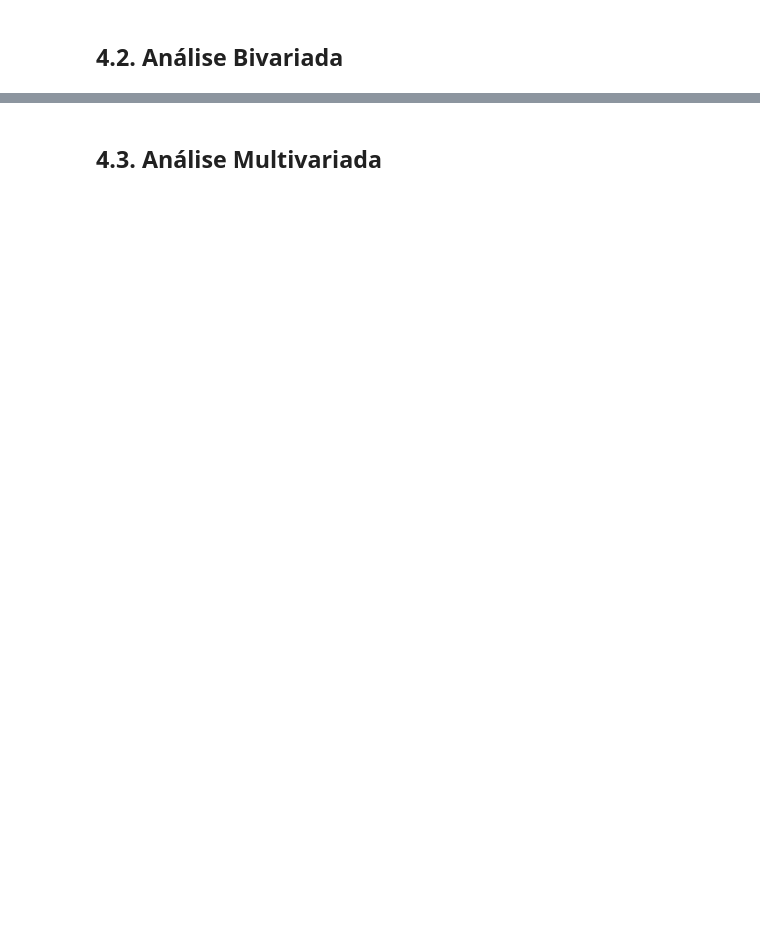
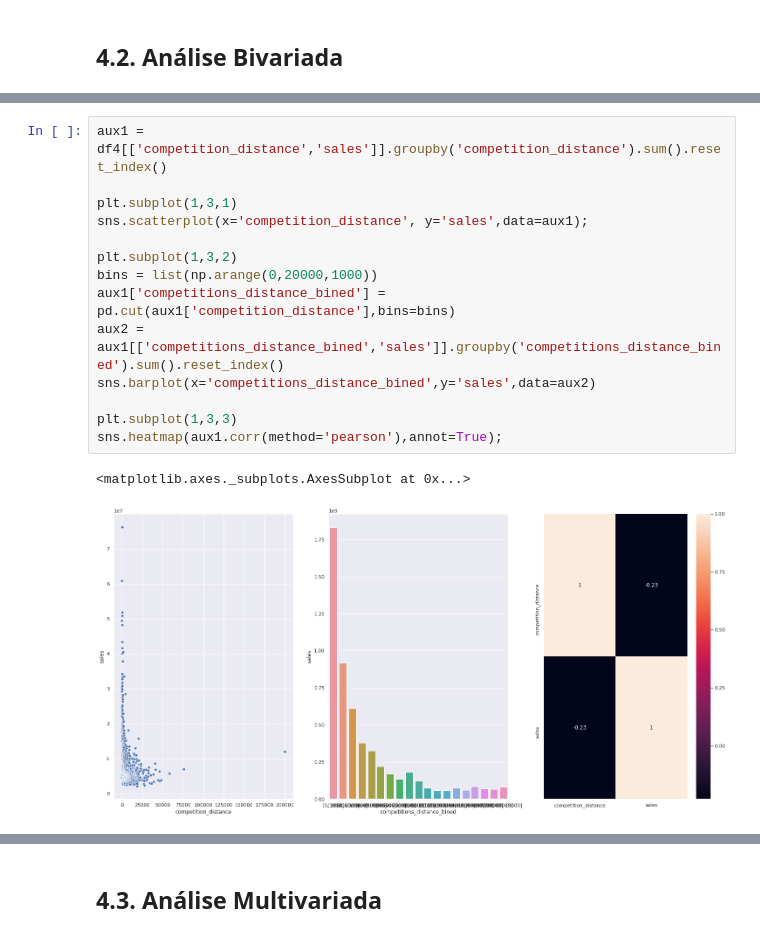
Before and after one commit to ArthurMesquita96/Rossmann-Predict-Sales, a Jupyter notebook: m03_v01_store_sales_predicton.ipynb, the cells around one changed output, grey strips where cells are left out. Saved outputs shown, nothing was run; the diff lists cells and outputs as text; blank space fills up the shorter version.

```diff
--- a/m03_v01_store_sales_predicton.ipynb
+++ b/m03_v01_store_sales_predicton.ipynb
@@ -508,0 +555,17 @@ sns.kdeplot(df4[df4['assortment'] == 'extra']['sales'], label='extra',shade='Tru
+# %%
+aux1 = df4[['competition_distance','sales']].groupby('competition_distance').sum().reset_index()
+
+plt.subplot(1,3,1)
+sns.scatterplot(x='competition_distance', y='sales',data=aux1);
+
+plt.subplot(1,3,2)
+bins = list(np.arange(0,20000,1000))
+aux1['competitions_distance_bined'] = pd.cut(aux1['competition_distance'],bins=bins)
+aux2 = aux1[['competitions_distance_bined','sales']].groupby('competitions_distance_bined').sum().reset_index()
+sns.barplot(x='competitions_distance_bined',y='sales',data=aux2)
+
+plt.subplot(1,3,3)
+sns.heatmap(aux1.corr(method='pearson'),annot=True);
+# %% [output]
+<matplotlib.axes._subplots.AxesSubplot at 0x...>
+[figure, added]
```
Also changed, not shown: parts of 11 cells of this notebook.
